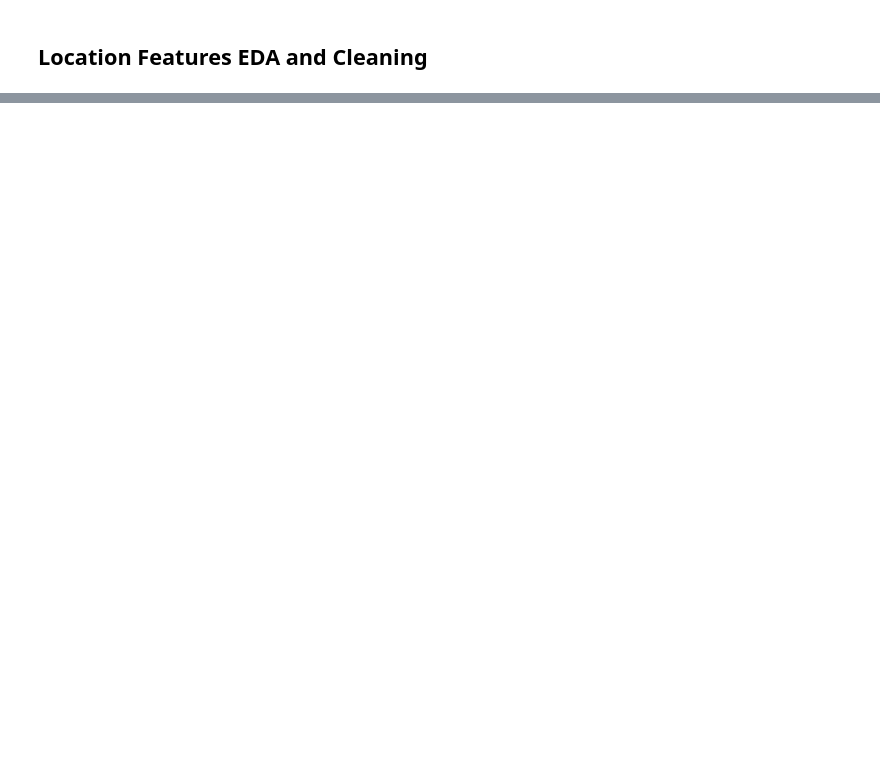
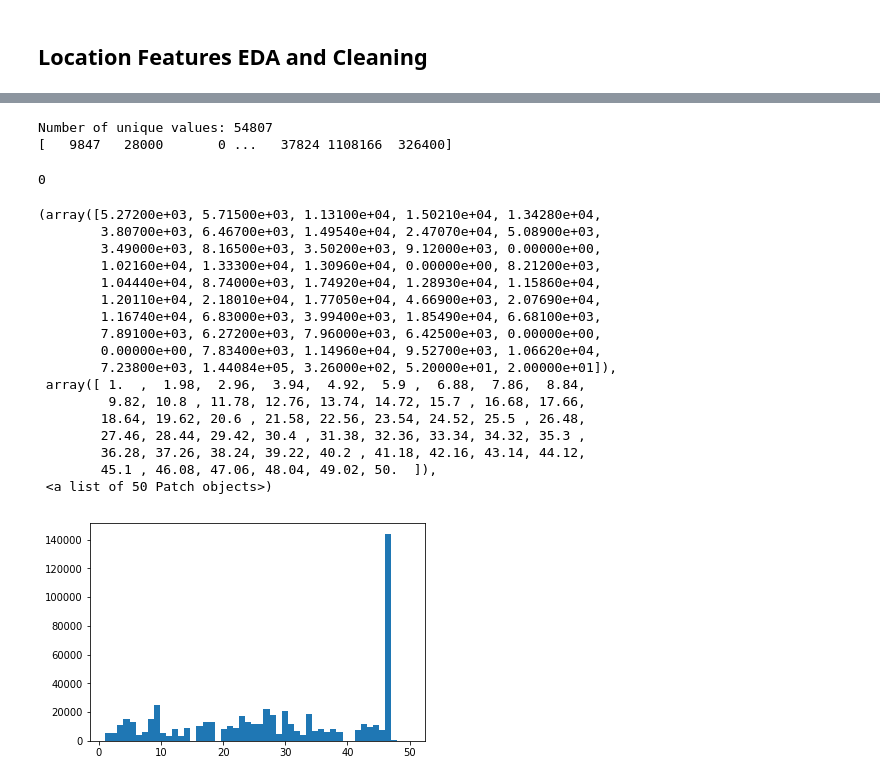
Before and after one commit to wonch002/Home-Value-Prediction, a Jupyter notebook: notebooks/ACPA_EDA_AND_CLEAN.ipynb, the cells around one changed output, grey strips where cells are left out. Cells and saved outputs as stored; diff of their text form; code cells hidden in the pictures; blank space fills up the shorter version.

```diff
--- a/notebooks/ACPA_EDA_AND_CLEAN.ipynb
+++ b/notebooks/ACPA_EDA_AND_CLEAN.ipynb
@@ -1531,0 +1895,32 @@ Back to [Category Table of Contents](#Categories-of-Datafields)
+# %%
+unique_values = assess_unique_values(lotarea_df)
+print("Number of unique values: {}".format(unique_values[0]))
+print(unique_values[1])
+# %% [output]
+Number of unique values: 54807
+[   9847   28000       0 ...   37824 1108166  326400]
+# %%
+(lotarea_df.isna() | lotarea_df[lotarea_df == 0]).sum()
+# %% [output]
+0
+# %%
+plt.hist(property_assessments['SCHOOLCODE'],bins=50)
+# %% [output]
+(array([5.27200e+03, 5.71500e+03, 1.13100e+04, 1.50210e+04, 1.34280e+04,
+        3.80700e+03, 6.46700e+03, 1.49540e+04, 2.47070e+04, 5.08900e+03,
+        3.49000e+03, 8.16500e+03, 3.50200e+03, 9.12000e+03, 0.00000e+00,
+        1.02160e+04, 1.33300e+04, 1.30960e+04, 0.00000e+00, 8.21200e+03,
+        1.04440e+04, 8.74000e+03, 1.74920e+04, 1.28930e+04, 1.15860e+04,
+        1.20110e+04, 2.18010e+04, 1.77050e+04, 4.66900e+03, 2.07690e+04,
+        1.16740e+04, 6.83000e+03, 3.99400e+03, 1.85490e+04, 6.68100e+03,
+        7.89100e+03, 6.27200e+03, 7.96000e+03, 6.42500e+03, 0.00000e+00,
+        0.00000e+00, 7.83400e+03, 1.14960e+04, 9.52700e+03, 1.06620e+04,
+        7.23800e+03, 1.44084e+05, 3.26000e+02, 5.20000e+01, 2.00000e+01]),
+ array([ 1.  ,  1.98,  2.96,  3.94,  4.92,  5.9 ,  6.88,  7.86,  8.84,
+         9.82, 10.8 , 11.78, 12.76, 13.74, 14.72, 15.7 , 16.68, 17.66,
+        18.64, 19.62, 20.6 , 21.58, 22.56, 23.54, 24.52, 25.5 , 26.48,
+        27.46, 28.44, 29.42, 30.4 , 31.38, 32.36, 33.34, 34.32, 35.3 ,
+        36.28, 37.26, 38.24, 39.22, 40.2 , 41.18, 42.16, 43.14, 44.12,
+        45.1 , 46.08, 47.06, 48.04, 49.02, 50.  ]),
+ <a list of 50 Patch objects>)
+[figure, added]
```
Also changed, not shown: parts of 31 cells of this notebook.
